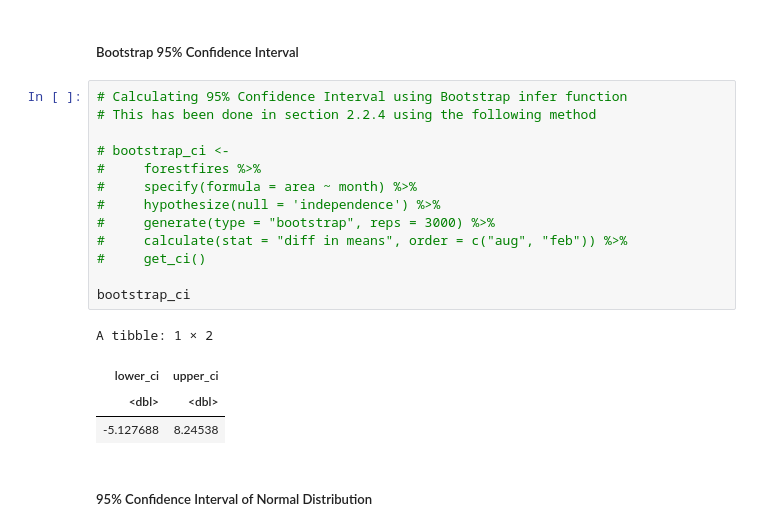
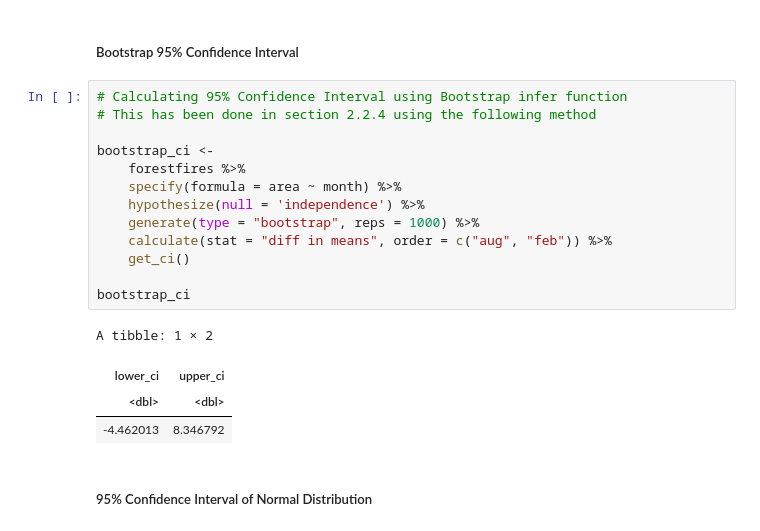
Before and after one commit to Zeeho-Lee/dsci-100-2022w2-group-36, a Jupyter notebook: Final Report.ipynb, the cells around one changed output. Saved outputs shown, nothing was run; the diff lists cells and outputs as text.

```diff
--- a/Final Report.ipynb
+++ b/Final Report.ipynb
@@ -348,21 +349,21 @@ Since p-value of 0.51 is greater than 0.05, we do not reject the null hypothesis
 # %%
 # Calculating 95% Confidence Interval using Bootstrap infer function
 # This has been done in section 2.2.4 using the following method
 
-# bootstrap_ci <-
-#     forestfires %>%
-#     specify(formula = area ~ month) %>%
-#     hypothesize(null = 'independence') %>%
-#     generate(type = "bootstrap", reps = 3000) %>%
-#     calculate(stat = "diff in means", order = c("aug", "feb")) %>%
-#     get_ci()
+bootstrap_ci <-
+    forestfires %>%
+    specify(formula = area ~ month) %>%
+    hypothesize(null = 'independence') %>%
+    generate(type = "bootstrap", reps = 1000) %>%
+    calculate(stat = "diff in means", order = c("aug", "feb")) %>%
+    get_ci()
 
 bootstrap_ci
 # %% [output]
 A tibble: 1 × 2
 | lower_ci | upper_ci |
 | <dbl> | <dbl> |
-| -5.127688 | 8.24538 |
+| -4.462013 | 8.346792 |
 # %% [markdown]
 ##### 95% Confidence Interval of Normal Distribution
 # %%
```
Also changed, not shown: parts of 4 cells of this notebook.
